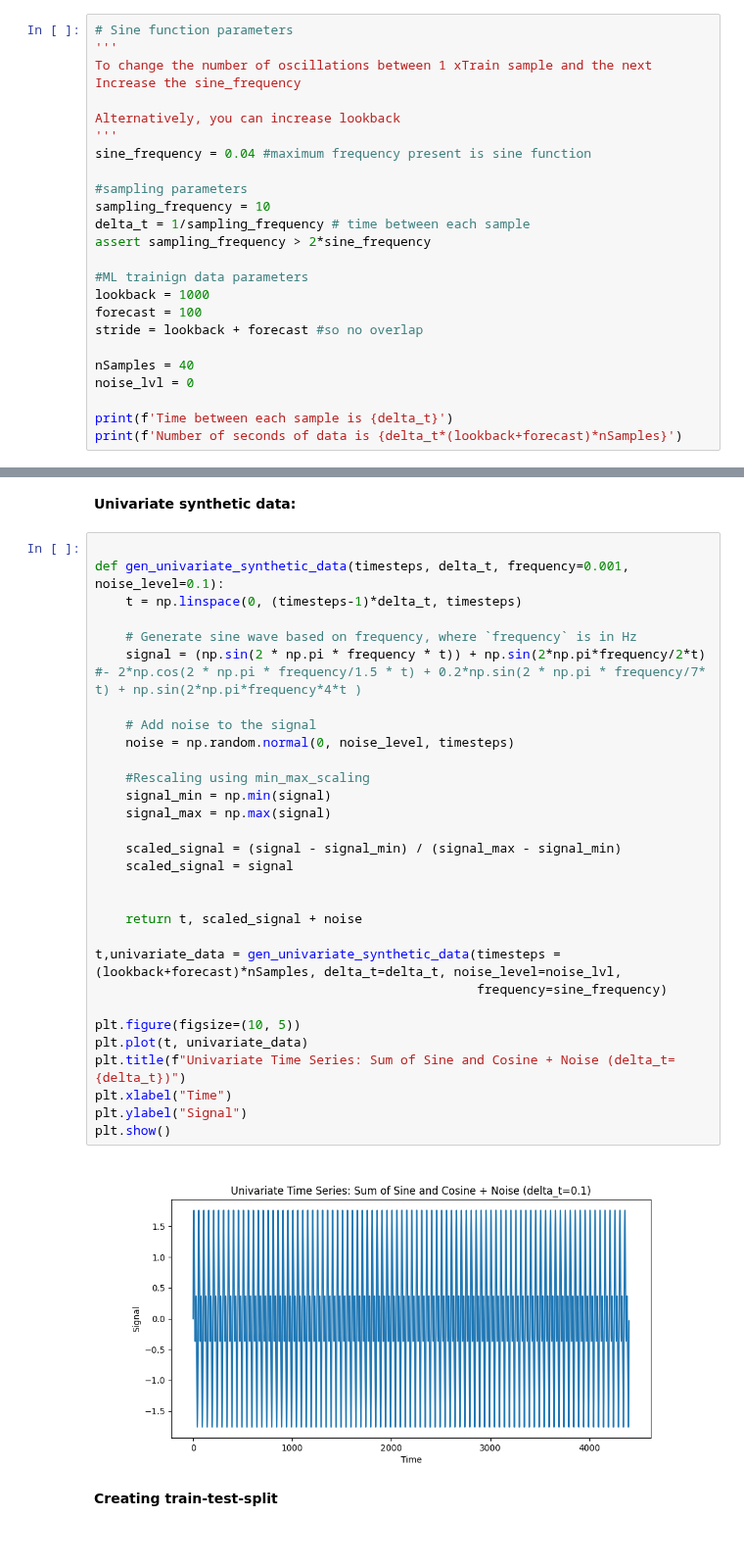
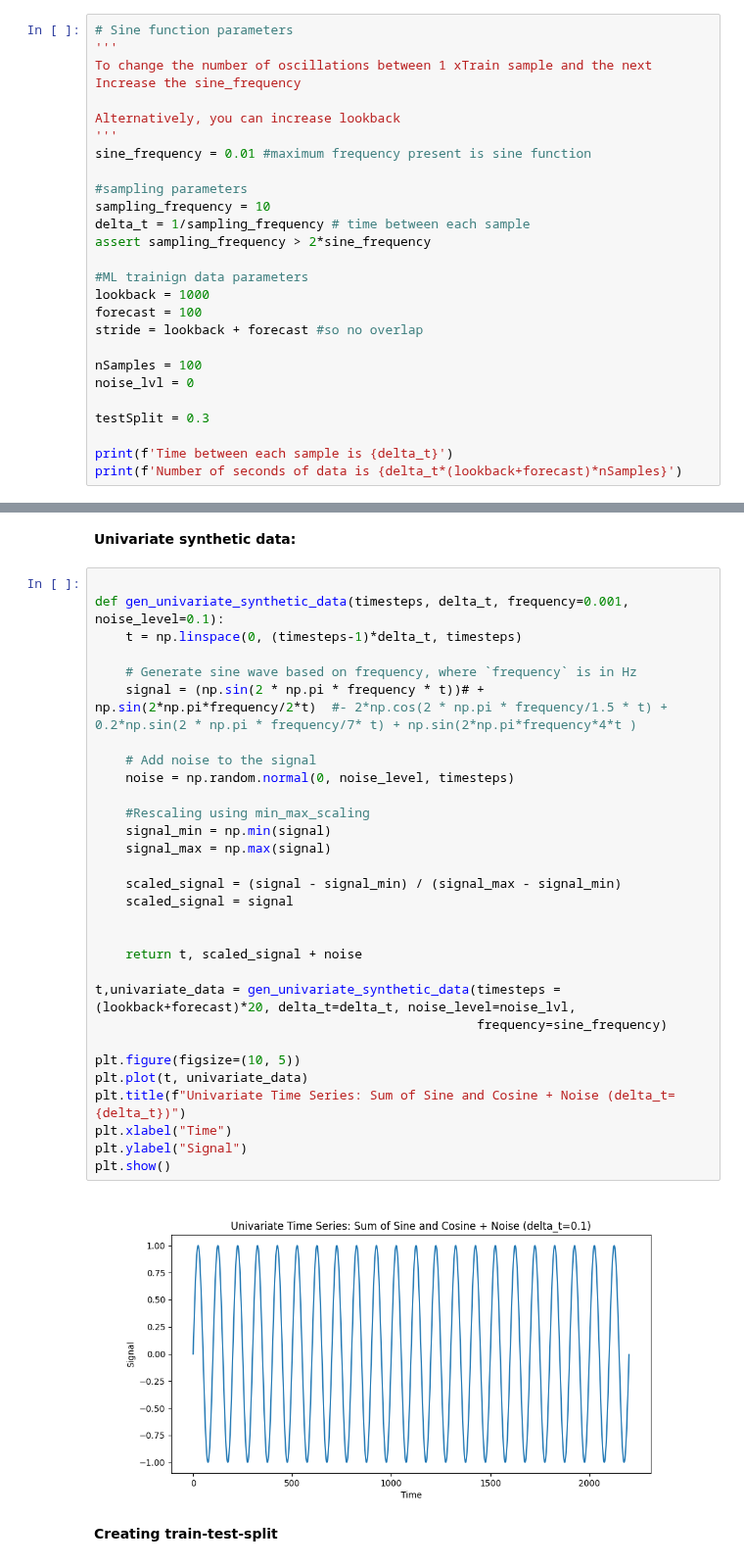
Before and after one commit to ArnavTapadia/emili_TimeSeriesPredictor, a Jupyter notebook: time_series_predictor/Models/Model_Comparison.ipynb, the cells around one changed output, grey strips where cells are left out. Shown at 98% size. Cells and saved outputs as stored; diff of their text form.

```diff
--- a/time_series_predictor/Models/Model_Comparison.ipynb
+++ b/time_series_predictor/Models/Model_Comparison.ipynb
@@ -42,7 +42,7 @@ Increase the sine_frequency
 
 Alternatively, you can increase lookback
 '''
-sine_frequency = 0.04 #maximum frequency present is sine function
+sine_frequency = 0.01 #maximum frequency present is sine function
 
 #sampling parameters
 sampling_frequency = 10
@@ -54,8 +54,10 @@ lookback = 1000
 forecast = 100
 stride = lookback + forecast #so no overlap
 
-nSamples = 40
+nSamples = 100
 noise_lvl = 0
+
+testSplit = 0.3
 
 print(f'Time between each sample is {delta_t}')
 print(f'Number of seconds of data is {delta_t*(lookback+forecast)*nSamples}')
@@ -67,35 +69,35 @@ Number of seconds of data is 4400.0
 # %%
 
 def gen_univariate_synthetic_data(timesteps, delta_t, frequency=0.001, noise_level=0.1):
     t = np.linspace(0, (timesteps-1)*delta_t, timesteps)
 
     # Generate sine wave based on frequency, where `frequency` is in Hz
-    signal = (np.sin(2 * np.pi * frequency * t)) + np.sin(2*np.pi*frequency/2*t)  #- 2*np.cos(2 * np.pi * frequency/1.5 * t) + 0.2*np.sin(2 * np.pi * frequency/7* t) + np.sin(2*np.pi*frequency*4*t )
+    signal = (np.sin(2 * np.pi * frequency * t))# + np.sin(2*np.pi*frequency/2*t)  #- 2*np.cos(2 * np.pi * frequency/1.5 * t) + 0.2*np.sin(2 * np.pi * frequency/7* t) + np.sin(2*np.pi*frequency*4*t )
 
     # Add noise to the signal
     noise = np.random.normal(0, noise_level, timesteps)
 
     #Rescaling using min_max_scaling
     signal_min = np.min(signal)
     signal_max = np.max(signal)
 
     scaled_signal = (signal - signal_min) / (signal_max - signal_min)
     scaled_signal = signal
 
 
     return t, scaled_signal + noise
 
-t,univariate_data = gen_univariate_synthetic_data(timesteps = (lookback+forecast)*nSamples, delta_t=delta_t, noise_level=noise_lvl,
+t,univariate_data = gen_univariate_synthetic_data(timesteps = (lookback+forecast)*20, delta_t=delta_t, noise_level=noise_lvl,
                                                   frequency=sine_frequency)
 
 plt.figure(figsize=(10, 5))
 plt.plot(t, univariate_data)
 plt.title(f"Univariate Time Series: Sum of Sine and Cosine + Noise (delta_t={delta_t})")
 plt.xlabel("Time")
 plt.ylabel("Signal")
 plt.show()
 # %% [output]
-[figure, old version]
+[figure, new version]
 # %% [markdown]
 **Creating train-test-split**
 # %%
```
Also changed, not shown: parts of 6 cells of this notebook.
